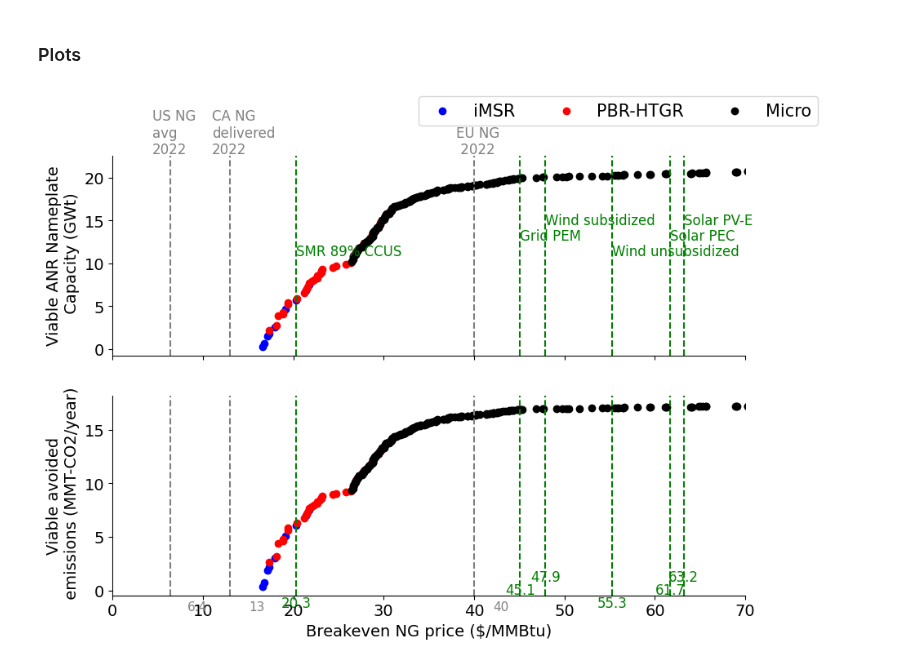
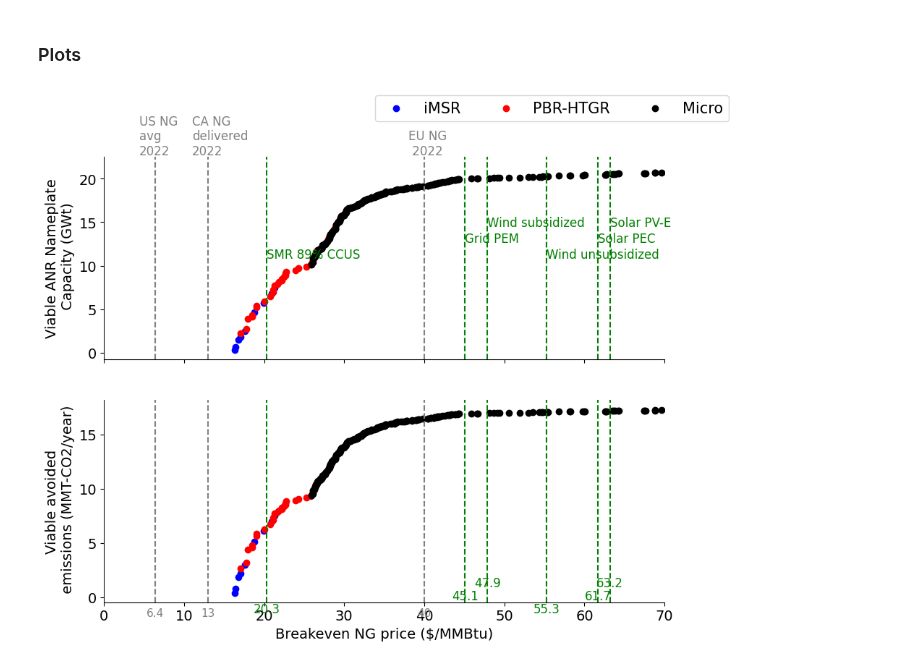
Before and after one commit to mgarrouste/SMR_deployment, a Jupyter notebook: code/pp_heat_process.ipynb, the cells around one changed output. Cells and saved outputs as stored; diff of their text form; code cells hidden in the pictures.

```diff
--- a/code/pp_heat_process.ipynb
+++ b/code/pp_heat_process.ipynb
@@ -170,7 +170,7 @@ plt.rcParams['legend.fontsize'] = 15
 plt.rcParams['font.size'] = 14
 
 # Create subplots
-fig, axs = plt.subplots(2, 1, sharex=True, figsize=(10, 7))
+fig, axs = plt.subplots(2, 1, sharex=True, figsize=(10, 8))
 
 # Get unique ANR types and assign colors
 anr_types = df['ANR type'].unique()
@@ -203,32 +203,32 @@ for i, col in enumerate(['ANR Nameplate Capacity (GWt)', 'Viable avoided emissio
     res_vert_lines = list(res_be['Breakeven price ($/MMBtu)'])
     for line in ng_vertical_lines:
         axs[i].axvline(x=line, linestyle='--', color='grey')
     for l,line in enumerate(res_vert_lines):
         axs[i].axvline(x=line, linestyle='--',color='green')
 
 
 ng_labels = ['US NG\navg\n2022', 'CA NG\ndelivered\n2022', 'EU NG\n 2022']
 for x, l in zip(ng_vertical_lines, ng_labels):
     axs[0].text(x-2, axs[0].get_ylim()[1]+0.2, l, fontsize=12, color='grey')
-    axs[1].text(x+3, axs[1].get_ylim()[0]-0.5, str(x), color='grey', fontsize=11, va='top', ha='center')
+    axs[1].text(x, axs[1].get_ylim()[0]-0.5, str(x), color='grey', fontsize=11, va='top', ha='center')
 
 res_labels = res_be['RES']
 count = 0
 for x, label in zip(res_vert_lines, res_labels):
     axs[0].text(x, (axs[0].get_ylim()[1]+axs[0].get_ylim()[0])/2+1.8*np.mod(count,3), label, fontsize=12, color='green')
     axs[1].text(x, axs[1].get_ylim()[0]+1.2*np.mod(count,3), str(x), color='green', fontsize=12, va='top',ha='center')
     count+=1
 
 
 # Setting the title and labels
 plt.xlabel('Breakeven NG price ($/MMBtu)')
 
 
 # Add a common legend for all subplots
 handles, labels = axs[0].get_legend_handles_labels()
 fig.legend(handles, labels, loc='upper right', ncol=len(anr_types))
 #fig.tight_layout()
 #plt.show()
 plt.savefig(save_fig_path)
 # %% [output]
-[figure, old version]
+[figure, new version]
```
Also changed, not shown: parts of 1 cell of this notebook, 3 other files.
